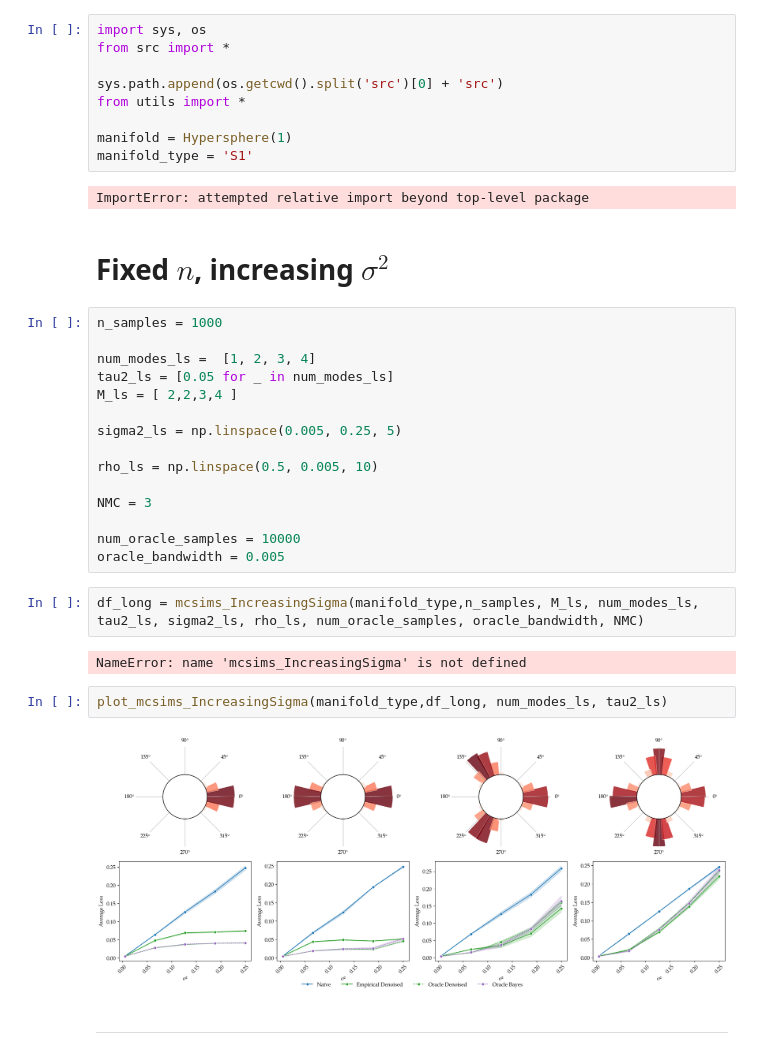
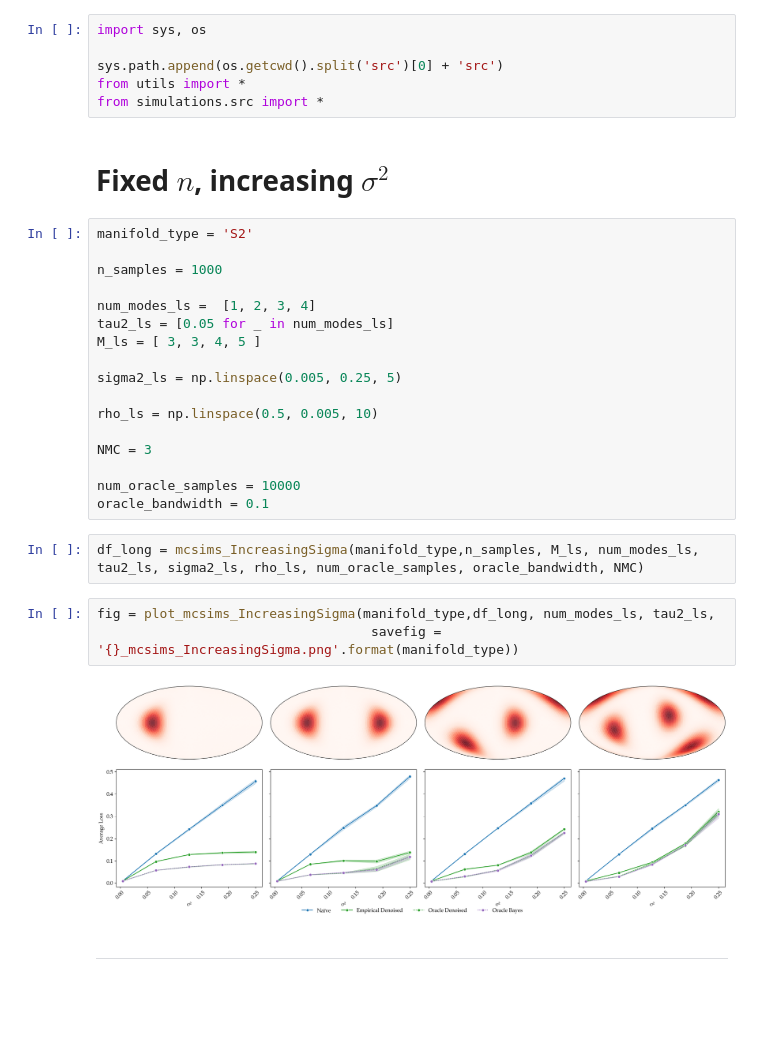
Before and after one commit to aqjaffe/RiemannianEB, a Jupyter notebook: src/simulations/S2sims.ipynb, the cells around one changed output. Drawn from its saved outputs; the diff is of its cells as text; blank space fills up the shorter version.

Commit message:
fixed oracle plots

```diff
--- a/src/simulations/S2sims.ipynb
+++ b/src/simulations/S2sims.ipynb
@@ -1,22 +1,19 @@
 # %%
 import sys, os
-from src import *
 
 sys.path.append(os.getcwd().split('src')[0] + 'src')
 from utils import *
-
-manifold = Hypersphere(1)
-manifold_type = 'S1'
+from simulations.src import *
-# %% [output]
-ImportError: attempted relative import beyond top-level package
 # %% [markdown]
 # Fixed $n$, increasing $\sigma^2$
 # %%
+manifold_type = 'S2'
+
 n_samples = 1000
 
 num_modes_ls =  [1, 2, 3, 4]
 tau2_ls = [0.05 for _ in num_modes_ls]
-M_ls = [ 2,2,3,4 ]
+M_ls = [ 3, 3, 4, 5 ]
 
 sigma2_ls = np.linspace(0.005, 0.25, 5)
 
@@ -25,15 +22,14 @@ rho_ls = np.linspace(0.5, 0.005, 10)
 NMC = 3
 
 num_oracle_samples = 10000
-oracle_bandwidth = 0.005
+oracle_bandwidth = 0.1
 # %%
 df_long = mcsims_IncreasingSigma(manifold_type,n_samples, M_ls, num_modes_ls, tau2_ls, sigma2_ls, rho_ls, num_oracle_samples, oracle_bandwidth, NMC)
-# %% [output]
-NameError: name 'mcsims_IncreasingSigma' is not defined
 # %%
-plot_mcsims_IncreasingSigma(manifold_type,df_long, num_modes_ls, tau2_ls)
+fig = plot_mcsims_IncreasingSigma(manifold_type,df_long, num_modes_ls, tau2_ls,
+                                   savefig = '{}_mcsims_IncreasingSigma.png'.format(manifold_type))
 # %% [output]
-[figure, old version]
+[figure, new version]
 # %% [markdown]
 -------
 # %% [markdown]
```
Also changed, not shown: parts of 4 cells of this notebook, 1 other file.
